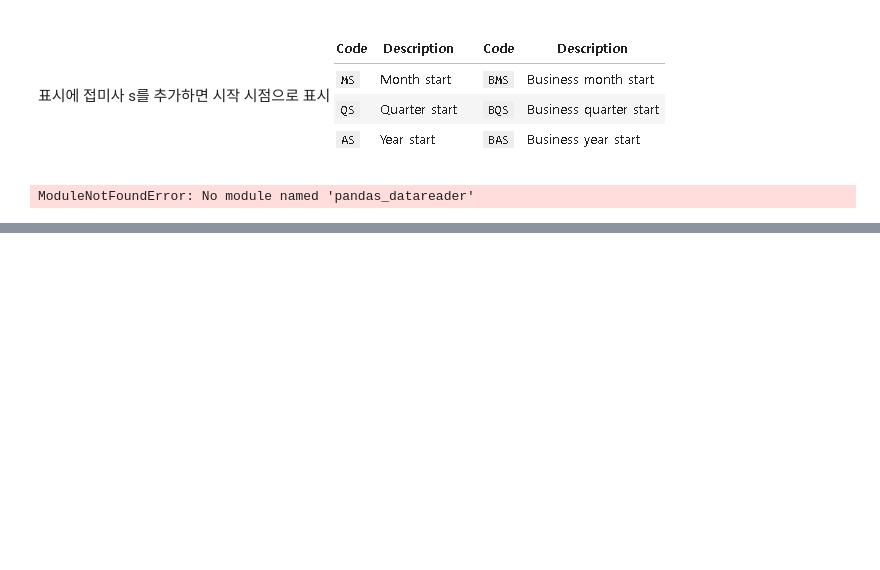
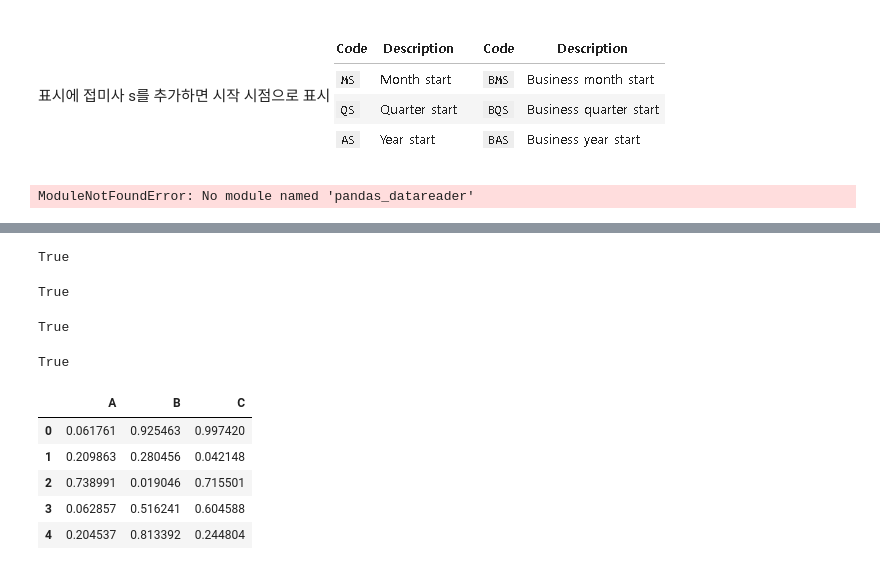
Before and after one commit to JeongDell/PY-Datascience-HandBook, a Jupyter notebook: pandas2.ipynb, the cells around one changed output, grey strips where cells are left out. Saved outputs shown, nothing was run; the diff lists cells and outputs as text; code cells hidden in the pictures; blank space fills up the shorter version.

```diff
--- a/pandas2.ipynb
+++ b/pandas2.ipynb
@@ -800,0 +820,42 @@ ModuleNotFoundError: No module named 'pandas_datareader'
+# %%
+#산술연산자 지원
+df1, df2, df3, df4, df5 = (pd.DataFrame(rng.randint(0, 1000, (100, 3)))
+                           for i in range(5))
+result1 = -df1 * df2 / (df3 + df4) - df5
+result2 = pd.eval('-df1 * df2 / (df3 + df4) - df5')
+np.allclose(result1, result2)
+# %% [output]
+True
+# %%
+#비교 연산자
+result1 = (df1 < df2) & (df2 <= df3) & (df3 != df4)
+result2 = pd.eval('df1 < df2 <= df3 != df4')
+np.allclose(result1, result2)
+# %% [output]
+True
+# %%
+#비트 단위 연산자
+result1 = (df1 < 0.5) & (df2 < 0.5) | (df3 < df4)
+result2 = pd.eval('(df1 < 0.5) & (df2 < 0.5) | (df3 < df4)')
+np.allclose(result1, result2)
+# %% [output]
+True
+# %%
+#객체 속성과 인덱스
+result3 = pd.eval('(df1 < 0.5) and (df2 < 0.5) or (df3 < df4)')
+np.allclose(result1, result3)
+# %% [output]
+True
+# %%
+#열 단위 연산을 위한 Dataframe.eval()
+#열의 이름을 부를 수 있다는 이점이 존재
+
+df = pd.DataFrame(rng.rand(1000, 3), columns=['A', 'B', 'C'])
+df.head()
+# %% [output]
+|  | A | B | C |
+| 0 | 0.061761 | 0.925463 | 0.997420 |
+| 1 | 0.209863 | 0.280456 | 0.042148 |
+| 2 | 0.738991 | 0.019046 | 0.715501 |
+| 3 | 0.062857 | 0.516241 | 0.604588 |
+| 4 | 0.204537 | 0.813392 | 0.244804 |
```
Also changed, not shown: parts of 5 cells of this notebook.
